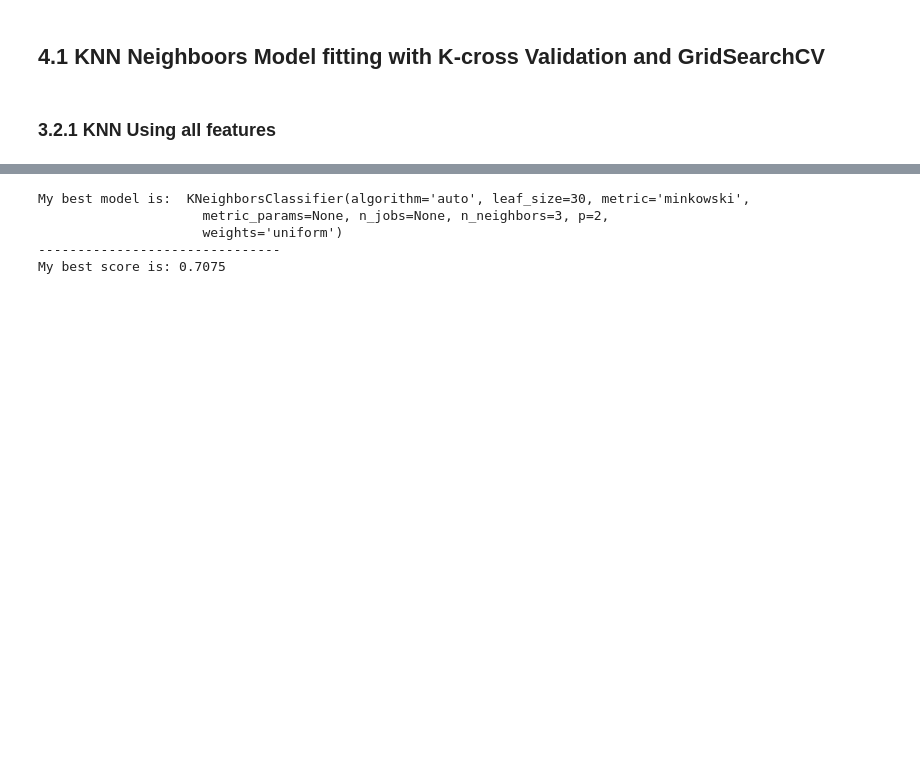
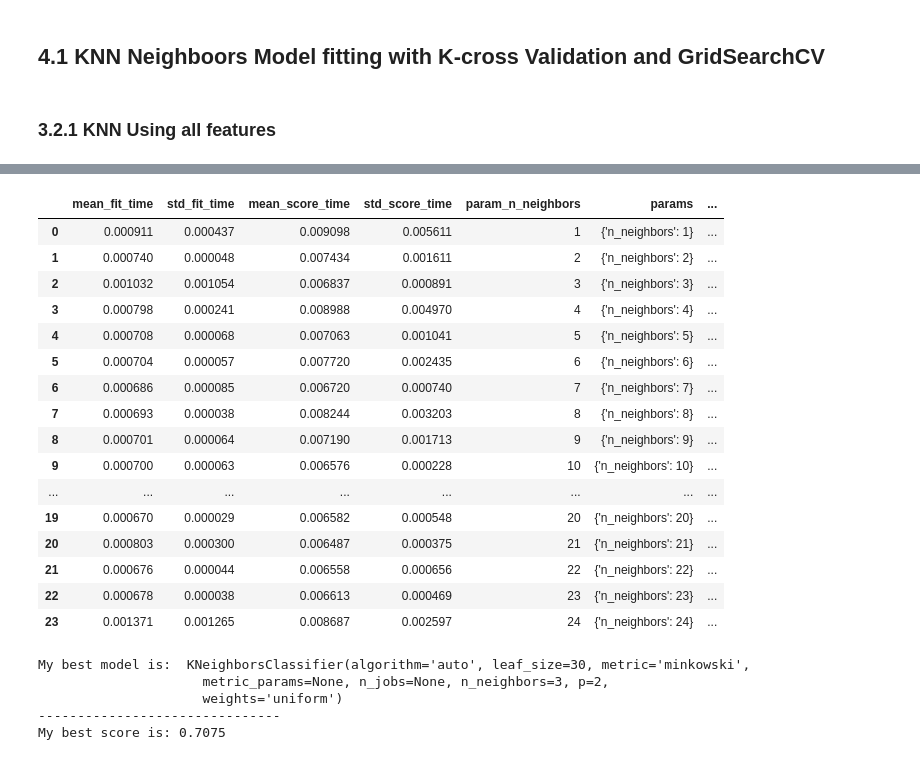
Before and after one commit to jbEmanuel/Machine_Course, a Jupyter notebook: Breast_Cancer_Classification.ipynb, the cells around one changed output, grey strips where cells are left out. Drawn from its saved outputs; the diff is of its cells as text; code cells hidden in the pictures; blank space fills up the shorter version.

```diff
--- a/Breast_Cancer_Classification.ipynb
+++ b/Breast_Cancer_Classification.ipynb
@@ -343,6 +366,27 @@ GridSearchCV(cv=10, error_score=nan,
                       'recall': make_scorer(recall_score),
                       'roc_auc': make_scorer(roc_auc_score)},
              verbose=0)
+# %%
+#List of all possible combinations
+pd.DataFrame(knn_gs.cv_results_)
+# %% [output]
+|  | mean_fit_time | std_fit_time | mean_score_time | std_score_time | param_n_neighbors | params | ... |
+| 0 | 0.000911 | 0.000437 | 0.009098 | 0.005611 | 1 | {'n_neighbors': 1} | ... |
+| 1 | 0.000740 | 0.000048 | 0.007434 | 0.001611 | 2 | {'n_neighbors': 2} | ... |
+| 2 | 0.001032 | 0.001054 | 0.006837 | 0.000891 | 3 | {'n_neighbors': 3} | ... |
+| 3 | 0.000798 | 0.000241 | 0.008988 | 0.004970 | 4 | {'n_neighbors': 4} | ... |
+| 4 | 0.000708 | 0.000068 | 0.007063 | 0.001041 | 5 | {'n_neighbors': 5} | ... |
+| 5 | 0.000704 | 0.000057 | 0.007720 | 0.002435 | 6 | {'n_neighbors': 6} | ... |
+| 6 | 0.000686 | 0.000085 | 0.006720 | 0.000740 | 7 | {'n_neighbors': 7} | ... |
+| 7 | 0.000693 | 0.000038 | 0.008244 | 0.003203 | 8 | {'n_neighbors': 8} | ... |
+| 8 | 0.000701 | 0.000064 | 0.007190 | 0.001713 | 9 | {'n_neighbors': 9} | ... |
+| 9 | 0.000700 | 0.000063 | 0.006576 | 0.000228 | 10 | {'n_neighbors': 10} | ... |
+| ... | ... | ... | ... | ... | ... | ... | ... |
+| 19 | 0.000670 | 0.000029 | 0.006582 | 0.000548 | 20 | {'n_neighbors': 20} | ... |
+| 20 | 0.000803 | 0.000300 | 0.006487 | 0.000375 | 21 | {'n_neighbors': 21} | ... |
+| 21 | 0.000676 | 0.000044 | 0.006558 | 0.000656 | 22 | {'n_neighbors': 22} | ... |
+| 22 | 0.000678 | 0.000038 | 0.006613 | 0.000469 | 23 | {'n_neighbors': 23} | ... |
+| 23 | 0.001371 | 0.001265 | 0.008687 | 0.002597 | 24 | {'n_neighbors': 24} | ... |
 # %%
 print('My best model is: ',knn_gs.best_estimator_)
 print('-------------------------------')
```
Also changed, not shown: parts of 17 cells of this notebook.
